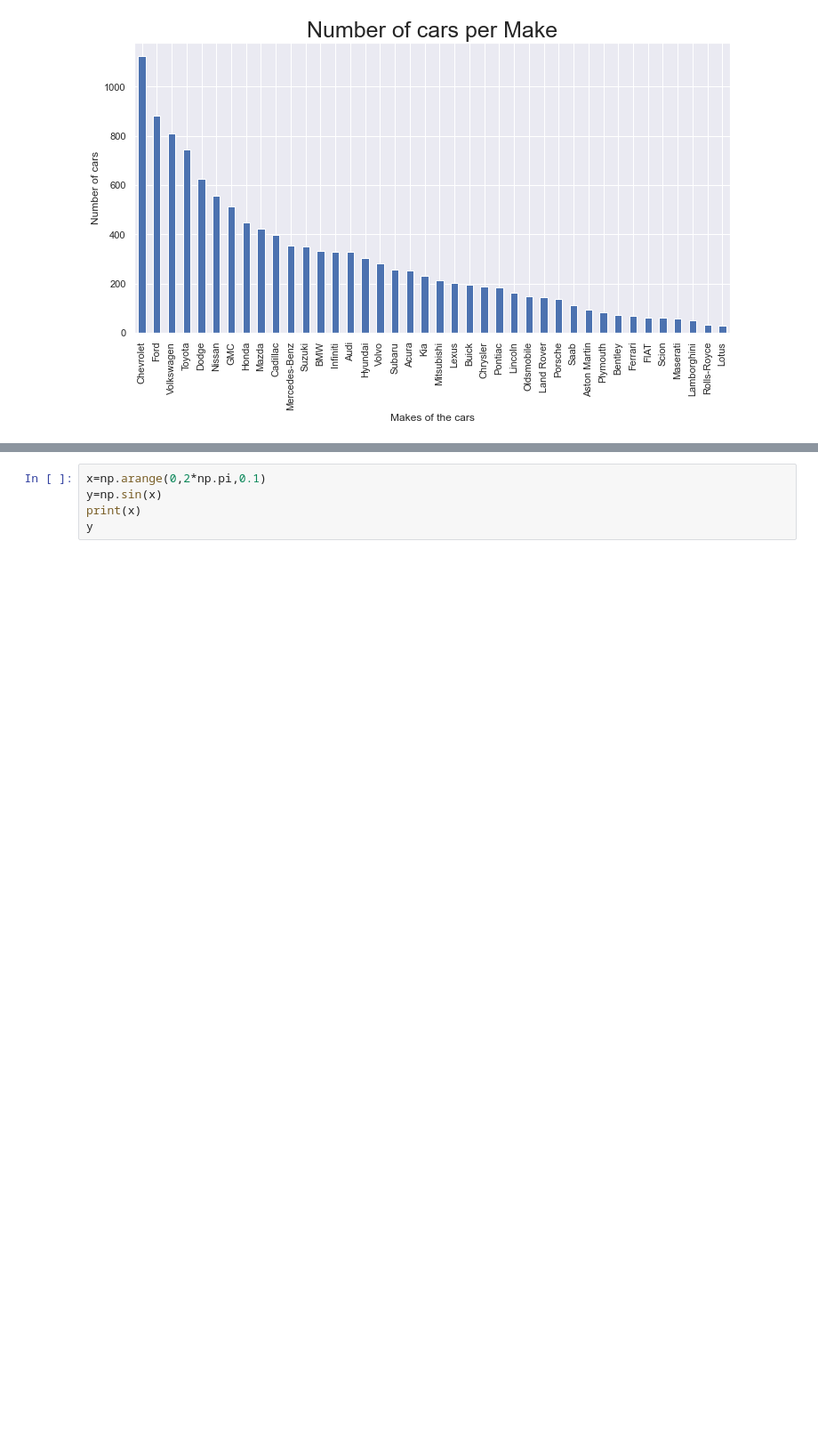
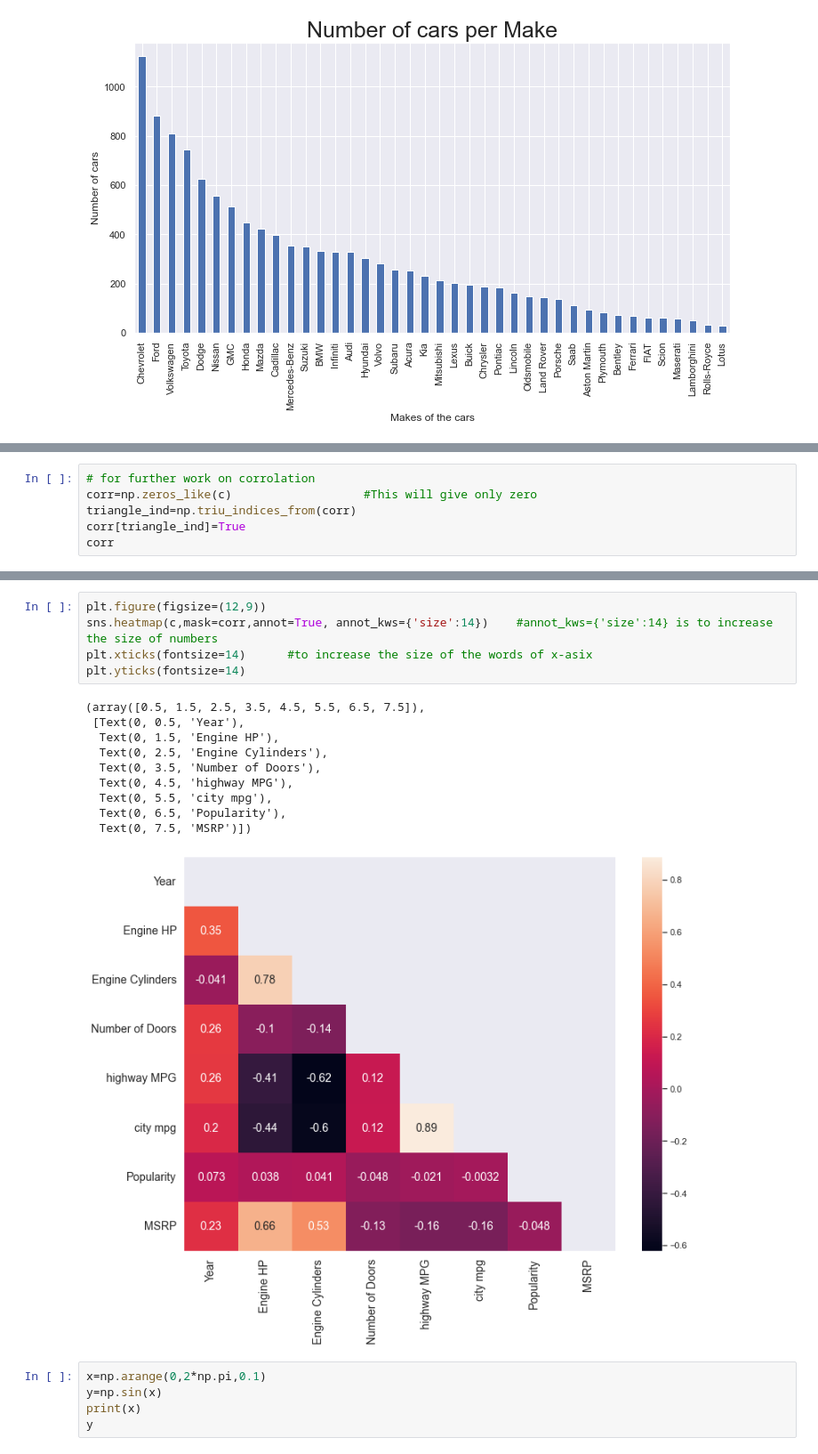
Before and after one commit to Star-cj/car-analysis, a Jupyter notebook: cars.ipynb, the cells around one changed output, grey strips where cells are left out. Shown at 89% size. Saved outputs shown, nothing was run; the diff lists cells and outputs as text; blank space fills up the shorter version.

```diff
--- a/cars.ipynb
+++ b/cars.ipynb
@@ -251,0 +252,6 @@ c  #this will bring the table first
+# %%
+# for further work on corrolation
+corr=np.zeros_like(c)                   #This will give only zero
+triangle_ind=np.triu_indices_from(corr)
+corr[triangle_ind]=True
+corr
@@ -252,3 +267,19 @@ c  #this will bring the table first
+# %%
+plt.figure(figsize=(12,9))
+sns.heatmap(c,mask=corr,annot=True, annot_kws={'size':14})    #annot_kws={'size':14} is to increase the size of numbers
+plt.xticks(fontsize=14)      #to increase the size of the words of x-asix
+plt.yticks(fontsize=14)
+# %% [output]
+(array([0.5, 1.5, 2.5, 3.5, 4.5, 5.5, 6.5, 7.5]),
+ [Text(0, 0.5, 'Year'),
+  Text(0, 1.5, 'Engine HP'),
+  Text(0, 2.5, 'Engine Cylinders'),
+  Text(0, 3.5, 'Number of Doors'),
+  Text(0, 4.5, 'highway MPG'),
+  Text(0, 5.5, 'city mpg'),
+  Text(0, 6.5, 'Popularity'),
+  Text(0, 7.5, 'MSRP')])
+[figure, added]
 # %%
 x=np.arange(0,2*np.pi,0.1)
 y=np.sin(x)
```
Also changed, not shown: parts of 3 cells of this notebook.
